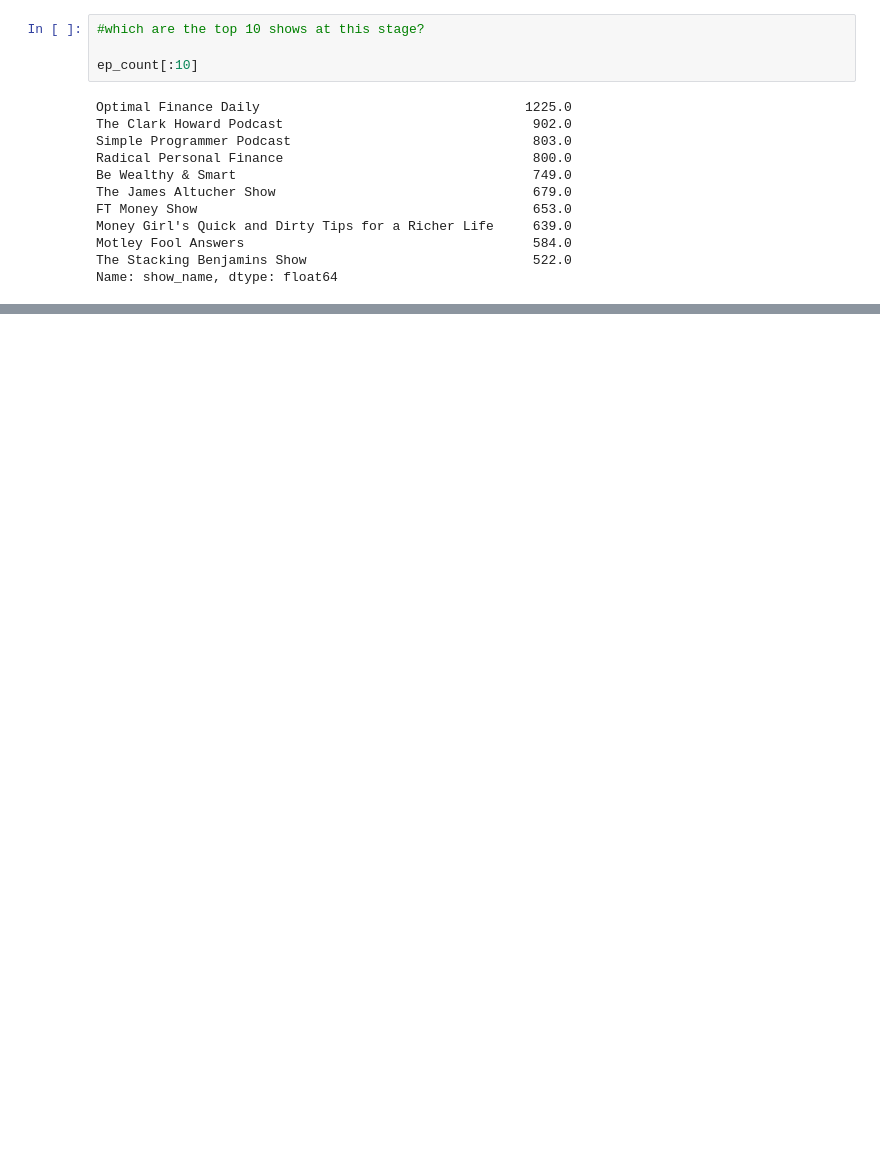
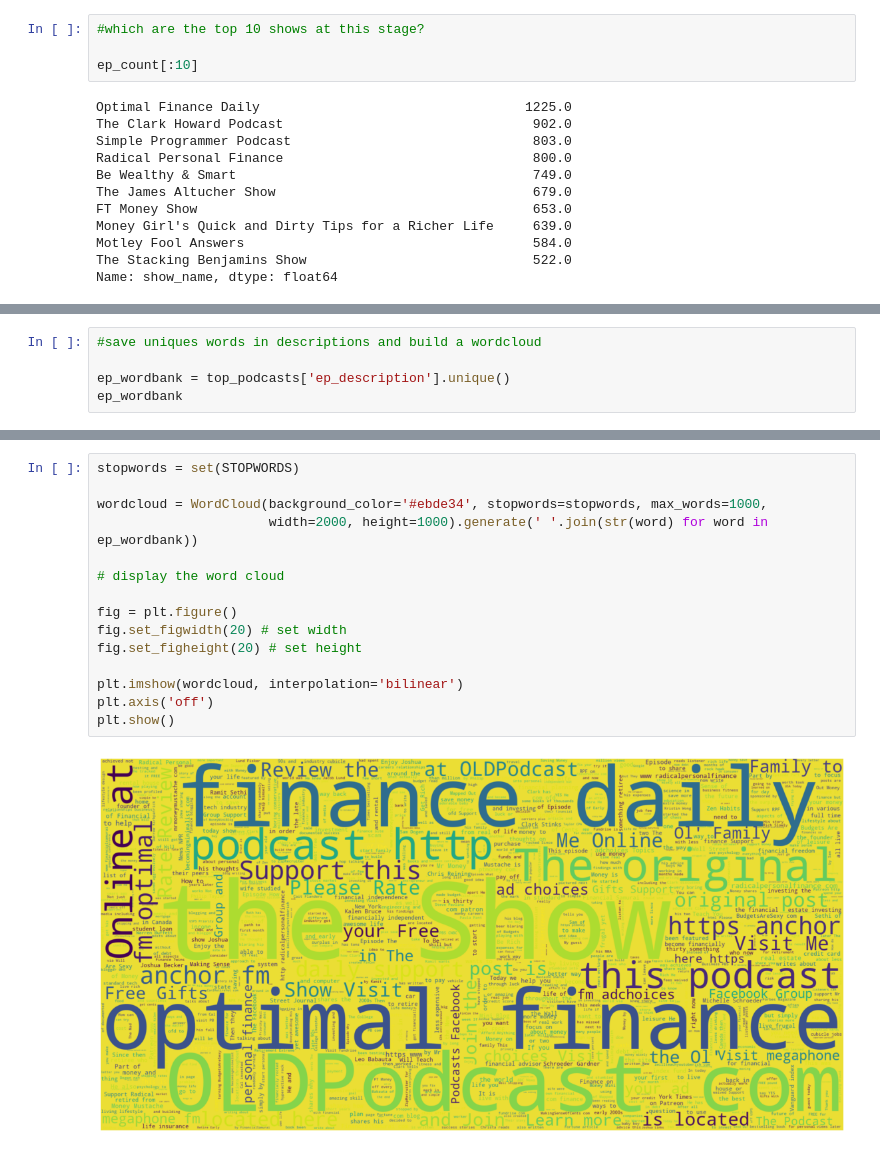
Before and after one commit to sukanto-m/Spotify_Finance_Podcasts, a Jupyter notebook: Finance_Episodes_Analysis.ipynb, the cells around one changed output, grey strips where cells are left out. Cells and saved outputs as stored; diff of their text form; blank space fills up the shorter version.

```diff
--- a/Finance_Episodes_Analysis.ipynb
+++ b/Finance_Episodes_Analysis.ipynb
@@ -262,0 +328,5 @@ ValueError: Lengths must match to compare
+# %%
+#save uniques words in descriptions and build a wordcloud
+
+ep_wordbank = top_podcasts['ep_description'].unique()
+ep_wordbank
@@ -262,0 +342,17 @@ ValueError: Lengths must match to compare
+# %%
+stopwords = set(STOPWORDS)
+
+wordcloud = WordCloud(background_color='#ebde34', stopwords=stopwords, max_words=1000,
+                      width=2000, height=1000).generate(' '.join(str(word) for word in ep_wordbank))
+
+# display the word cloud
+
+fig = plt.figure()
+fig.set_figwidth(20) # set width
+fig.set_figheight(20) # set height
+
+plt.imshow(wordcloud, interpolation='bilinear')
+plt.axis('off')
+plt.show()
+# %% [output]
+[figure, added]
```
Also changed, not shown: parts of 27 cells of this notebook, 1 other file.
